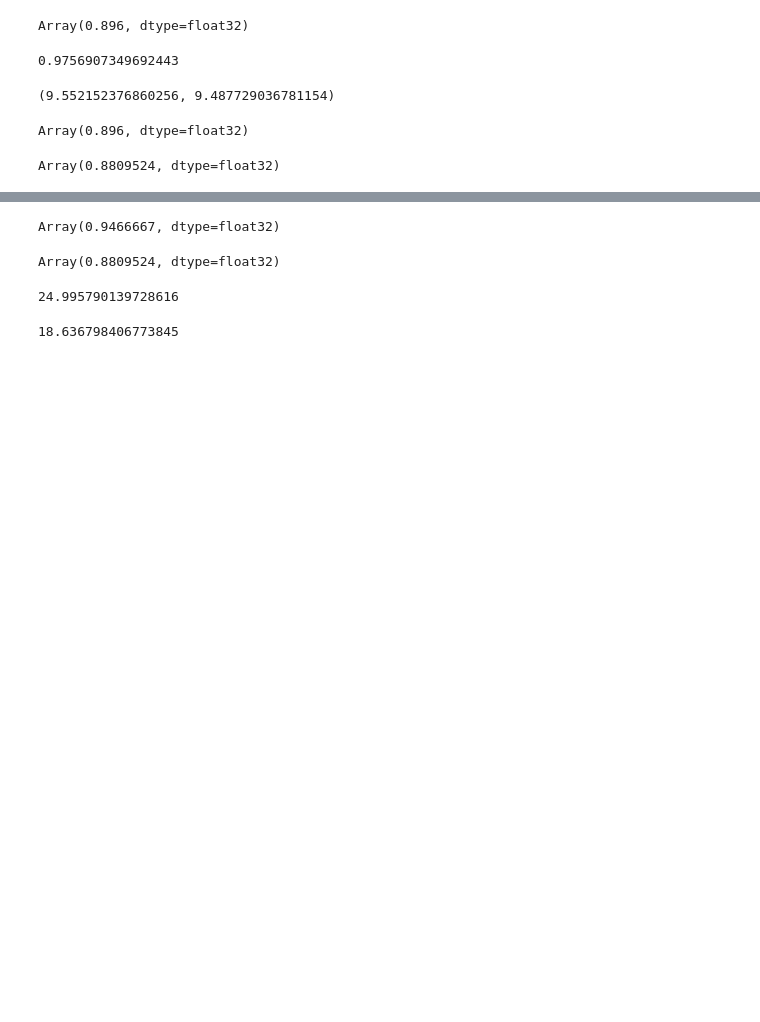
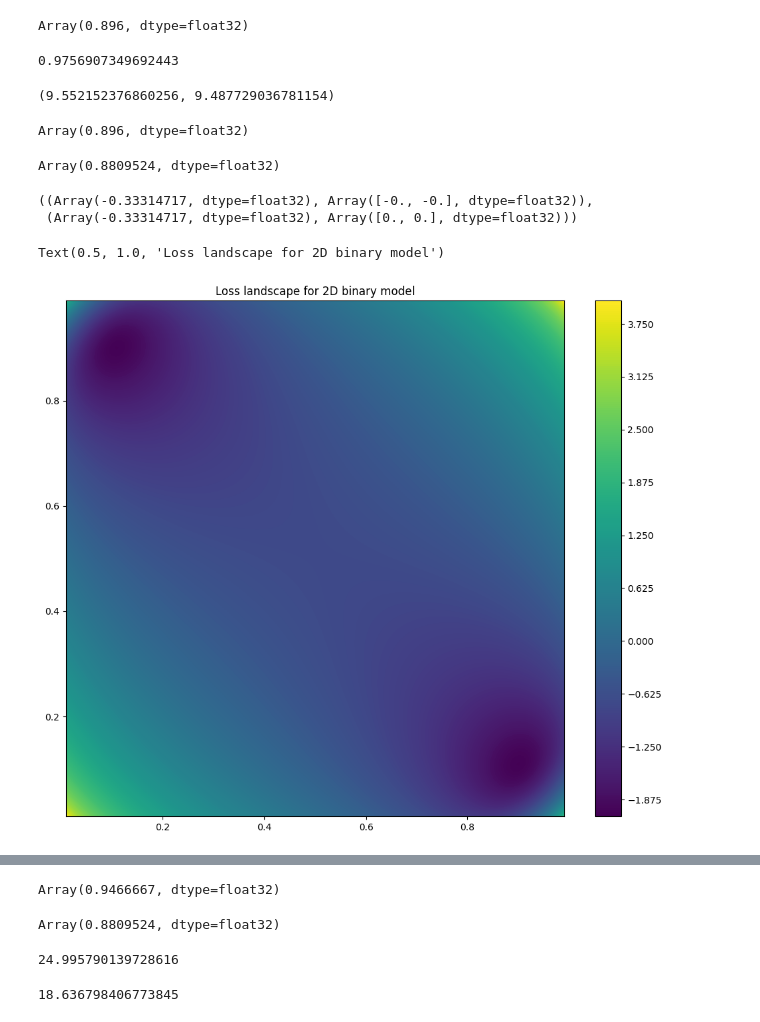
Before and after one commit to njwfish/elrpy, a Jupyter notebook: binary_sim.ipynb, the cells around one changed output, grey strips where cells are left out. Saved outputs shown, nothing was run; the diff lists cells and outputs as text; code cells hidden in the pictures; blank space fills up the shorter version.

```diff
--- a/binary_sim.ipynb
+++ b/binary_sim.ipynb
@@ -71,5 +22,0 @@ def lyapunov_binary_loss(p, Y, G, weights=None, eps=1e-6):
-# %%
-wrapped_loss_fn = get_wrapped_loss(lyapunov_binary_loss, model_fn)
-loss_fn = jax.jit(jax.vmap(get_wrapped_loss(lyapunov_binary_loss, model_fn, axis=0), in_axes=(0, None, None, None)))
-loss_and_grad_fn = jax.jit(jax.vmap(jax.value_and_grad(wrapped_loss_fn), in_axes=(0, None, None, None)))
-hess_fn = jax.jit(jax.vmap(jax.hessian(wrapped_loss_fn), in_axes=(0, None, None, None)))
@@ -154,0 +167,36 @@ Array(0.8809524, dtype=float32)
+# %%
+t = np.linspace(0.01, 0.99, 100)
+p1, p2 = np.meshgrid(t, t)
+p1_star, p2_star = 0.1, 0.9
+mu_star = p1_star + p2_star
+phi2_star = p1_star * (1 - p1_star) + p2_star * (1 - p2_star)
+# %%
+def loss_and_grad_fn(p):
+    mu = np.sum(p, axis=0)
+    phi2 = np.sum(p * (1 - p), axis=0)
+    loss = np.log(phi2) + (mu-mu_star)**2/phi2 + phi2_star/phi2
+    grad = ((mu-mu_star)**2 + phi2_star - phi2) * (2 * p - 1) - 2 * (mu_star-mu) * phi2
+    return loss, grad
+
+def loss_fn(p):
+    mu = np.sum(p, axis=0)
+    phi2 = np.sum(p * (1 - p), axis=0)
+    loss = np.log(phi2) + (mu-mu_star)**2/phi2 + phi2_star/phi2
+    return loss
+# %%
+loss_and_grad_fn(mu_star / 2 * np.ones(2)), jax.value_and_grad(loss_fn)(mu_star / 2 * np.ones(2))
+# %% [output]
+((Array(-0.33314717, dtype=float32), Array([-0., -0.], dtype=float32)),
+ (Array(-0.33314717, dtype=float32), Array([0., 0.], dtype=float32)))
+# %%
+p = np.array([p1, p2])
+loss, grad = loss_and_grad_fn(p)
+# %%
+from matplotlib import pyplot as plt
+plt.figure(figsize=(12,10))
+plt.contourf(p1, p2, np.log(loss + 0.8), 300, cmap='viridis')
+plt.colorbar()
+plt.title("Loss landscape for 2D binary model")
+# %% [output]
+Text(0.5, 1.0, 'Loss landscape for 2D binary model')
+[figure, added]
```
Also changed, not shown: parts of 20 cells of this notebook, 3 other files.
